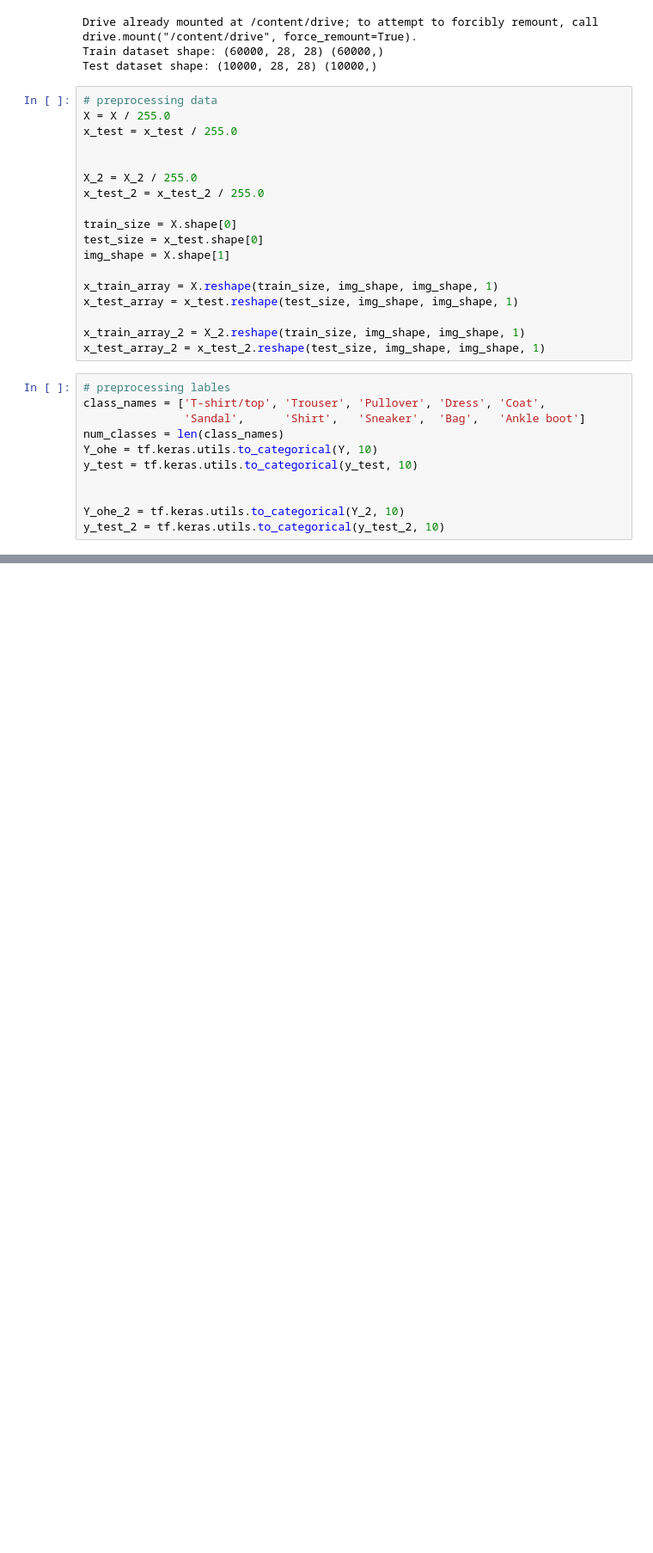
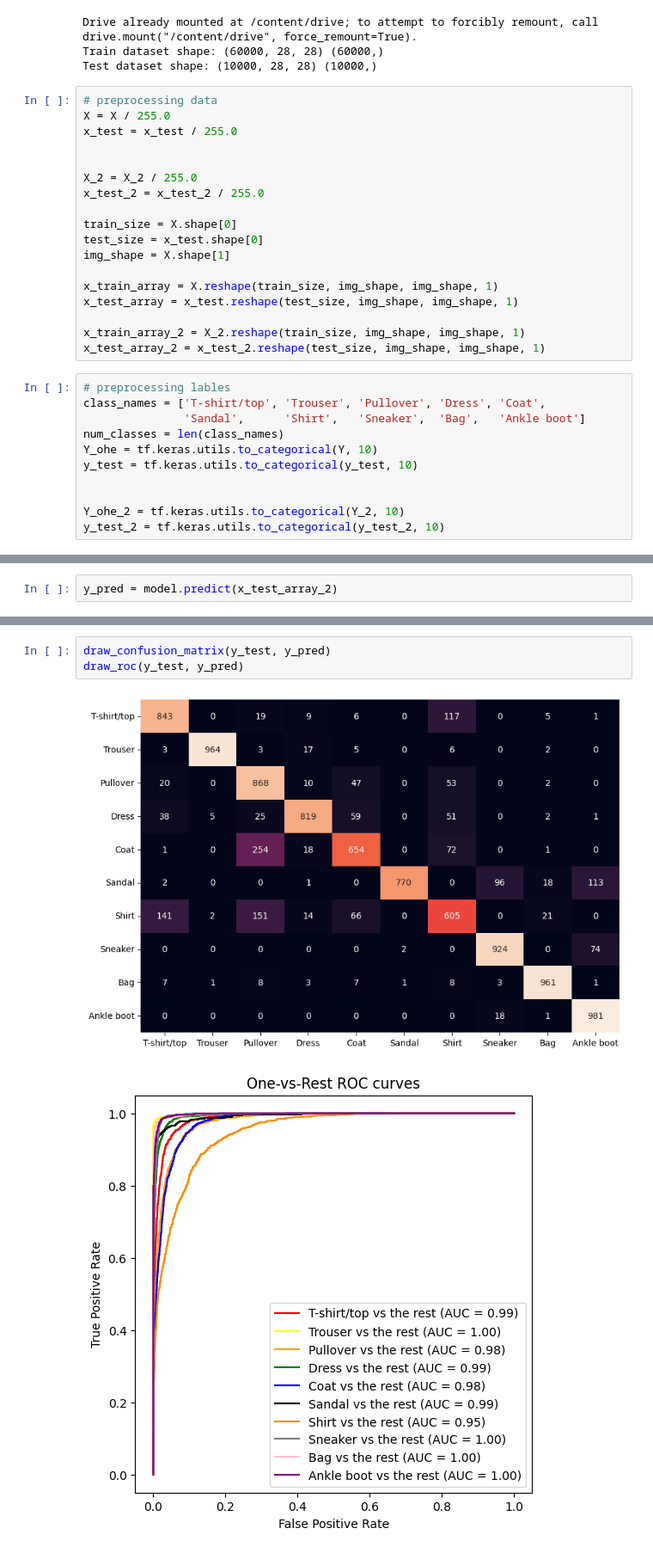
Before and after one commit to Saffons/WFiIS-SSN-compression, a Jupyter notebook: compare_models.ipynb, the cells around one changed output, grey strips where cells are left out. Shown at 86% size. Cells and saved outputs as stored; diff of their text form; blank space fills up the shorter version.

```diff
--- a/compare_models.ipynb
+++ b/compare_models.ipynb
@@ -224,0 +286,2 @@ Test accuracy: 0.8324999809265137
+# %%
+y_pred = model.predict(x_test_array_2)
@@ -224,0 +290,6 @@ Test accuracy: 0.8324999809265137
+# %%
+draw_confusion_matrix(y_test, y_pred)
+draw_roc(y_test, y_pred)
+# %% [output]
+[figure, added]
+[figure, added]
```
Also changed, not shown: parts of 12 cells of this notebook.
